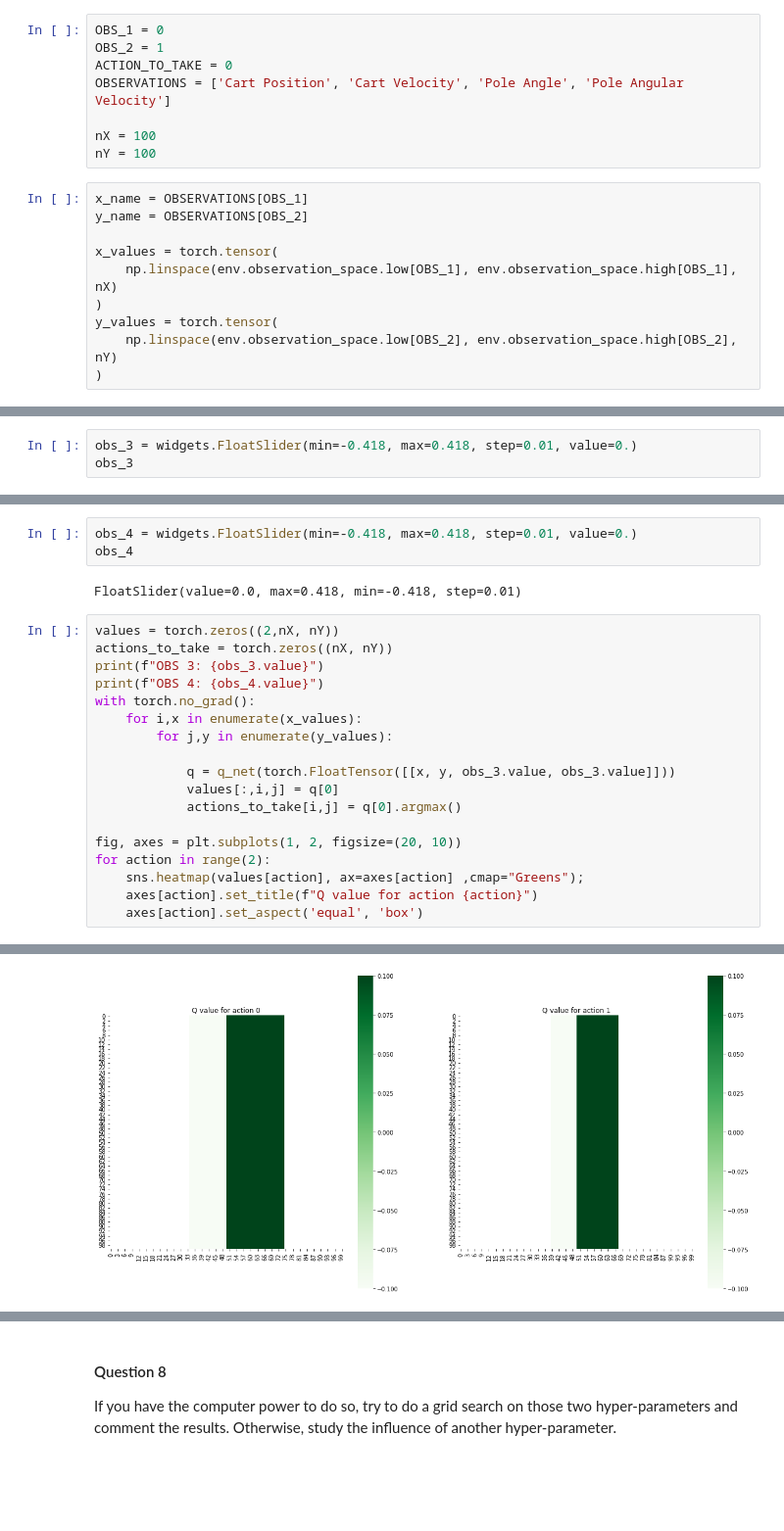
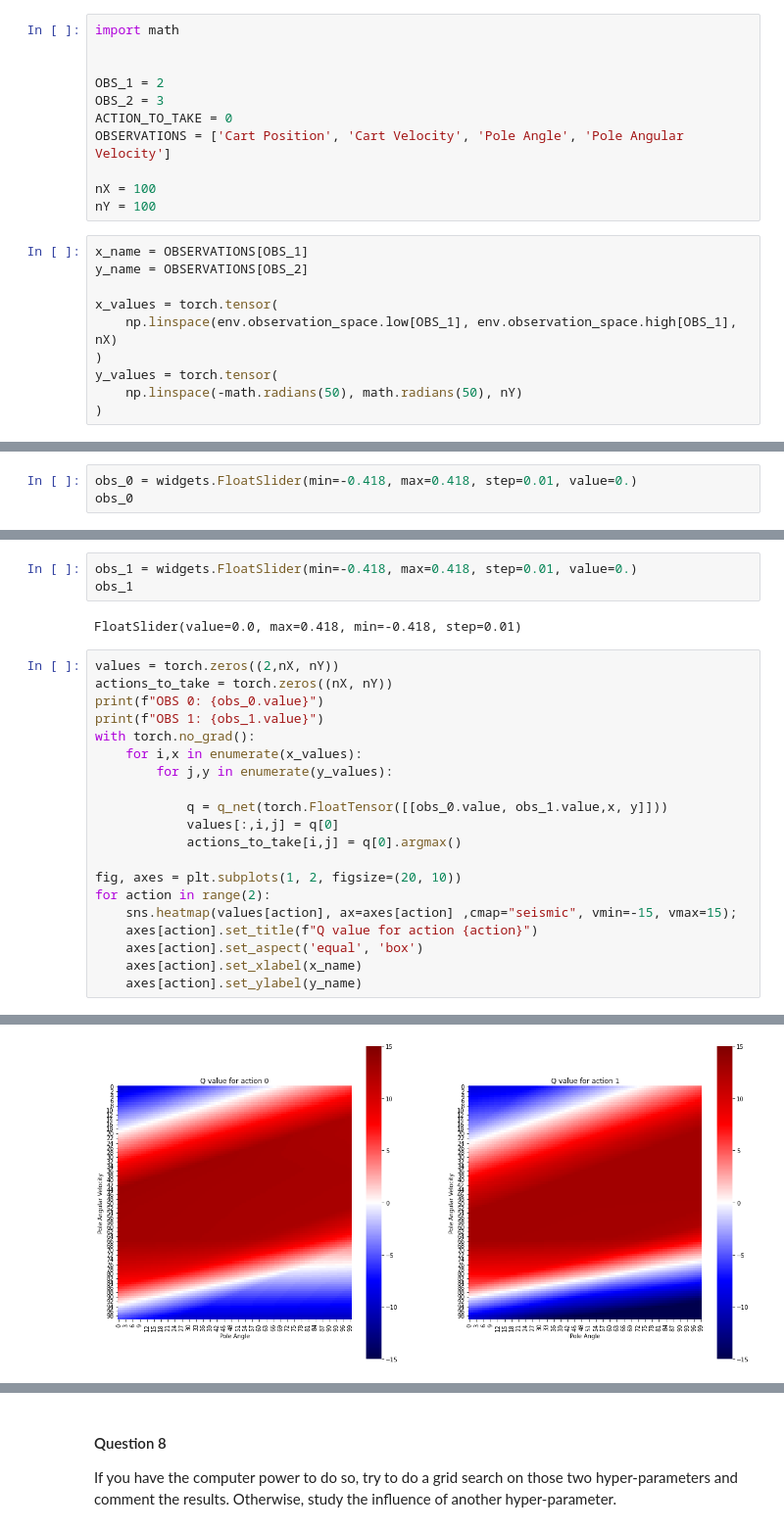
Before and after one commit to magalimorin18/reinforcement_learning, a Jupyter notebook: TD2/TD2.ipynb, the cells around one changed output, grey strips where cells are left out. Shown at 98% size. Cells and saved outputs as stored; diff of their text form; blank space fills up the shorter version.

Commit message:
Add graphics for the missing section

```diff
--- a/TD2/TD2.ipynb
+++ b/TD2/TD2.ipynb
@@ -952,8 +955,11 @@ On the right, the graph peaks for a batch size of 800 however for this same batc
     | 2   | Pole Angle            | ~ -0.418 rad (-24°)** | ~ 0.418 rad (24°)** |
     | 3   | Pole Angular Velocity | -Inf                 | Inf                |
 # %%
-OBS_1 = 0
-OBS_2 = 1
+import math
+
+
+OBS_1 = 2
+OBS_2 = 3
 ACTION_TO_TAKE = 0
 OBSERVATIONS = ['Cart Position', 'Cart Velocity', 'Pole Angle', 'Pole Angular Velocity']
 
@@ -967,36 +973,38 @@ x_values = torch.tensor(
     np.linspace(env.observation_space.low[OBS_1], env.observation_space.high[OBS_1], nX)
 )
 y_values = torch.tensor(
-    np.linspace(env.observation_space.low[OBS_2], env.observation_space.high[OBS_2], nY)
+    np.linspace(-math.radians(50), math.radians(50), nY)
 )
 # %%
 import ipywidgets as widgets
 # %%
-obs_3 = widgets.FloatSlider(min=-0.418, max=0.418, step=0.01, value=0.)
-obs_3
+obs_0 = widgets.FloatSlider(min=-0.418, max=0.418, step=0.01, value=0.)
+obs_0
 # %% [output]
 FloatSlider(value=0.0, max=0.418, min=-0.418, step=0.01)
 # %%
-obs_4 = widgets.FloatSlider(min=-0.418, max=0.418, step=0.01, value=0.)
-obs_4
+obs_1 = widgets.FloatSlider(min=-0.418, max=0.418, step=0.01, value=0.)
+obs_1
 # %% [output]
 FloatSlider(value=0.0, max=0.418, min=-0.418, step=0.01)
 # %%
 values = torch.zeros((2,nX, nY))
 actions_to_take = torch.zeros((nX, nY))
-print(f"OBS 3: {obs_3.value}")
-print(f"OBS 4: {obs_4.value}")
+print(f"OBS 0: {obs_0.value}")
+print(f"OBS 1: {obs_1.value}")
 with torch.no_grad():
     for i,x in enumerate(x_values):
         for j,y in enumerate(y_values):
 
-            q = q_net(torch.FloatTensor([[x, y, obs_3.value, obs_3.value]]))
+            q = q_net(torch.FloatTensor([[obs_0.value, obs_1.value,x, y]]))
             values[:,i,j] = q[0]
             actions_to_take[i,j] = q[0].argmax()
 
 fig, axes = plt.subplots(1, 2, figsize=(20, 10))
 for action in range(2):
-    sns.heatmap(values[action], ax=axes[action] ,cmap="Greens");
+    sns.heatmap(values[action], ax=axes[action] ,cmap="seismic", vmin=-15, vmax=15);
     axes[action].set_title(f"Q value for action {action}")
     axes[action].set_aspect('equal', 'box')
+    axes[action].set_xlabel(x_name)
+    axes[action].set_ylabel(y_name)
 # %% [output]
@@ -1005 +1013 @@ OBS 4: 0.0
-[figure, old version]
+[figure, new version]
```
Also changed, not shown: parts of 12 cells of this notebook.
